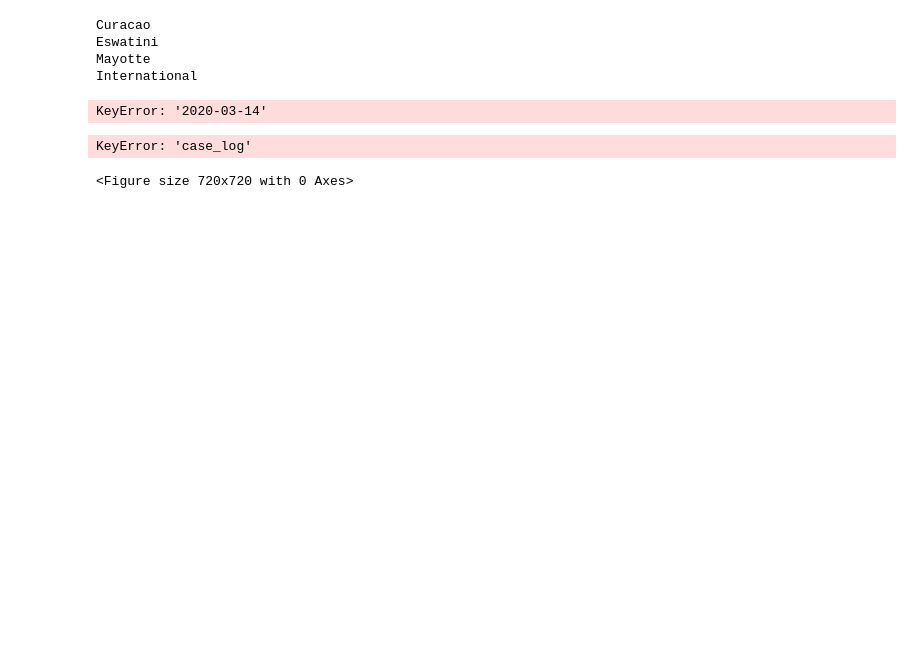
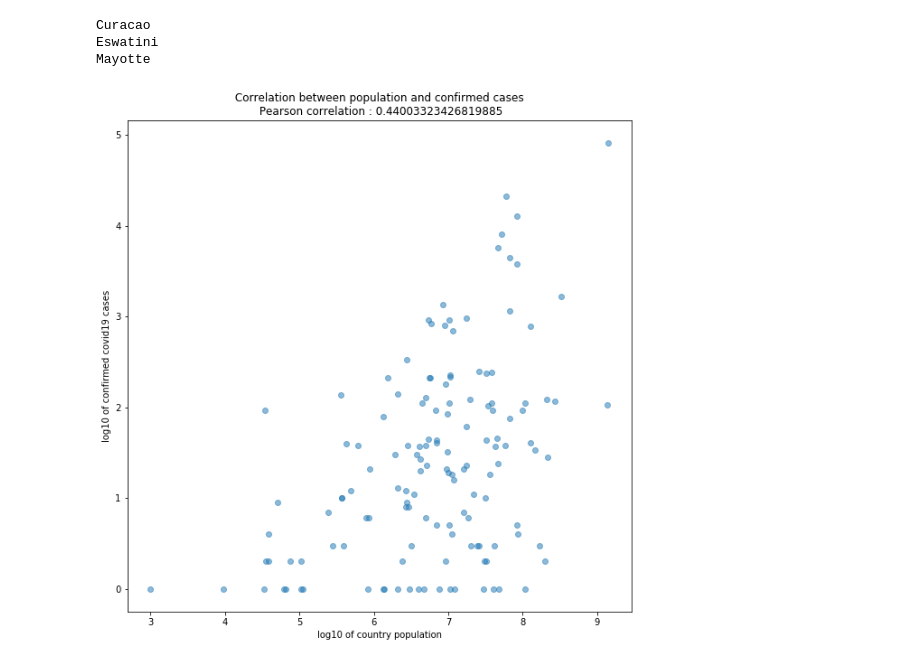
Before and after one commit to ericphamhung/covid-19, a Jupyter notebook: supplement.ipynb, the cells around one changed output. Drawn from its saved outputs; the diff is of its cells as text; code cells hidden in the pictures; blank space fills up the shorter version.

```diff
--- a/supplement.ipynb
+++ b/supplement.ipynb
@@ -16,8 +16,8 @@ df = pd.read_csv('2019-ncov.csv',index_col=0)
 for country in df.columns:
     df[country]['2020-01-22'] = (df[country]['2020-01-21'] + df[country]['2020-01-23'])/2
 
-df['Total_no_china'] = df.loc[:,df.columns != 'China'].sum(axis=1)
-df['Total'] = df.loc[:,df.columns != 'Total_no_china'].sum(axis=1)
+# df['Total_no_china'] = df.loc[:,df.columns != 'China'].sum(axis=1)
+# df['Total'] = df.loc[:,df.columns != 'Total_no_china'].sum(axis=1)
 # %%
 # getting density data from wikipedia
 url = 'https://en.wikipedia.org/wiki/List_of_countries_and_dependencies_by_population_density'
@@ -92,7 +92,6 @@ dfdf = df[data_countries]
 Curacao
 Eswatini
 Mayotte
-International
 # %%
 right = pop_table_2[['country','population']]
 left = pd.DataFrame(dfdf.iloc[-1])
@@ -101,15 +100,21 @@ left.rename(columns={'index':'country'}, inplace=True)
 # %%
 merged = pd.merge(left,right, how='inner', on='country')
 merged['pop_log'] = np.log10(merged['population'])
-merged['case_log'] = np.log10(merged['2020-03-14'])
+merged['case_log'] = np.log10(merged['2020-03-15'])
-# %% [output]
-KeyError: '2020-03-14'
 # %%
 plt.figure(figsize=(10,10))
-plt.scatter(x=merged['pop_log'],y=merged['case_log'], alpha = 0.5)
+x = merged['pop_log']
+y = merged['case_log']
+plt.scatter(x,y, alpha = 0.5)
 plt.xlabel('log10 of country population')
 plt.ylabel('log10 of confirmed covid19 cases')
+
+i = x[x.isin([np.nan, np.inf, -np.inf])].index
+x =x.drop(i)
+y = y.drop(i)
+
+corr, _ = pearsonr(x,y)
+plt.title(' Correlation between population and confirmed cases \n Pearson correlation : {}'.format(corr))
 plt.show()
 # %% [output]
-KeyError: 'case_log'
-<Figure size 720x720 with 0 Axes>
+[figure, added]
```
Also changed, not shown: parts of 7 cells of this notebook.
